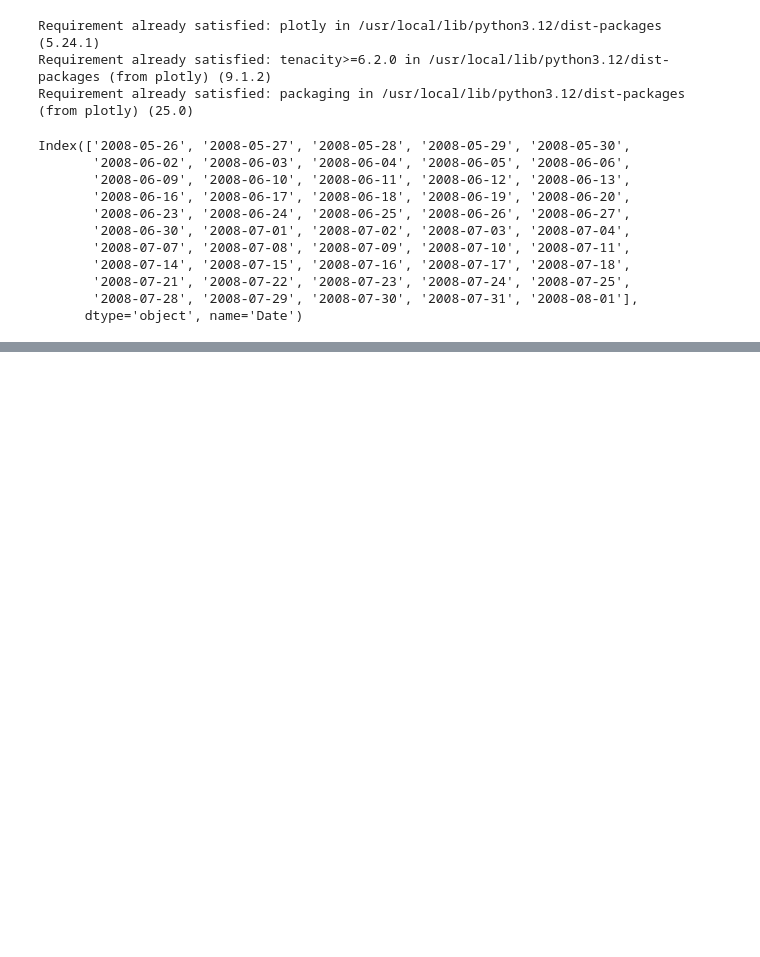
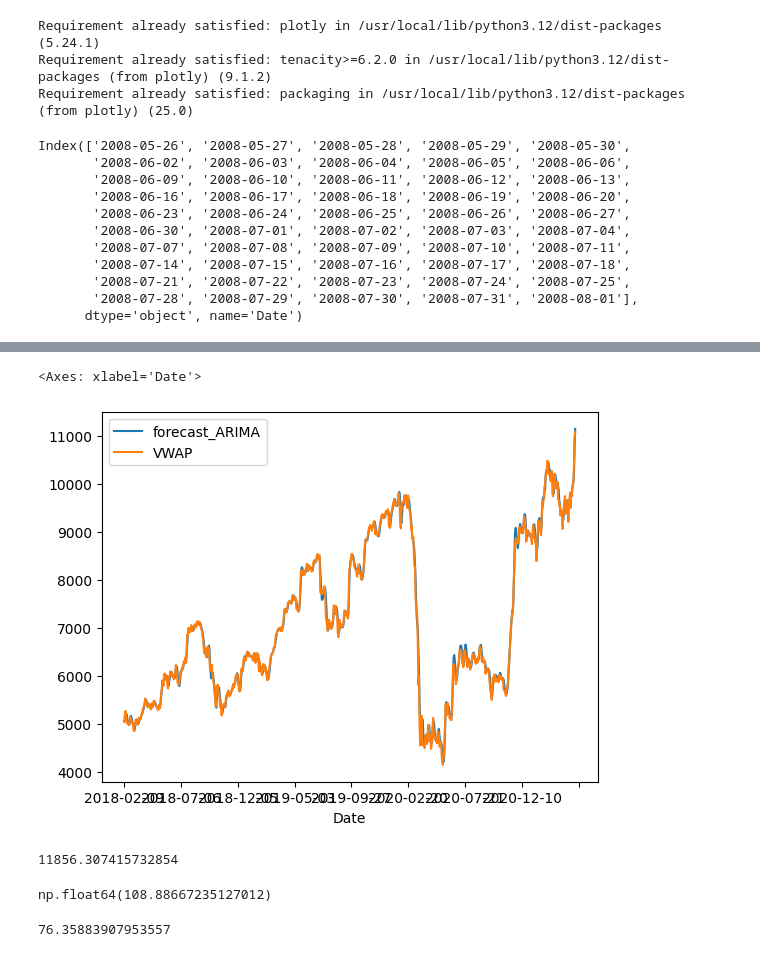
Before and after one commit to VirajThakur03/Predict-Stock-Prices-using-Time-Series-Analysis, a Jupyter notebook: Time_Series_Nifty_Bajaj_deploy.ipynb, the cells around one changed output, grey strips where cells are left out. Saved outputs shown, nothing was run; the diff lists cells and outputs as text; code cells hidden in the pictures; blank space fills up the shorter version.

Commit message:
commited data analysis ,fature engineering

```diff
--- a/Time_Series_Nifty_Bajaj_deploy.ipynb
+++ b/Time_Series_Nifty_Bajaj_deploy.ipynb
@@ -251,0 +420,2 @@ fig.update_layout(xaxis_rangeslider_visible=False)
+# %%
+model = auto_arima(y=training_data['VWAP'],X=training_data[ind_features],trace=True)
@@ -251,0 +440,2 @@ fig.update_layout(xaxis_rangeslider_visible=False)
+# %%
+model.fit(y=training_data['VWAP'], X=training_data[ind_features])
@@ -251,0 +453,2 @@ fig.update_layout(xaxis_rangeslider_visible=False)
+# %%
+forecast = model.predict(n_periods=len(testing_data),X=testing_data[ind_features])
@@ -251,0 +472,2 @@ fig.update_layout(xaxis_rangeslider_visible=False)
+# %%
+testing_data['forecast_ARIMA'] = forecast.values
@@ -251,0 +512,5 @@ fig.update_layout(xaxis_rangeslider_visible=False)
+# %%
+testing_data[['forecast_ARIMA','VWAP']].plot()
+# %% [output]
+<Axes: xlabel='Date'>
+[figure, added]
@@ -251,0 +519,12 @@ fig.update_layout(xaxis_rangeslider_visible=False)
+# %%
+mean_squared_error(testing_data['VWAP'],testing_data['forecast_ARIMA'])
+# %% [output]
+11856.307415732854
+# %%
+np.sqrt(mean_squared_error(testing_data['VWAP'],testing_data['forecast_ARIMA']))
+# %% [output]
+np.float64(108.88667235127012)
+# %%
+mean_absolute_error(testing_data['VWAP'],testing_data['forecast_ARIMA'])
+# %% [output]
+76.35883907953557
```
Also changed, not shown: parts of 28 cells of this notebook.
